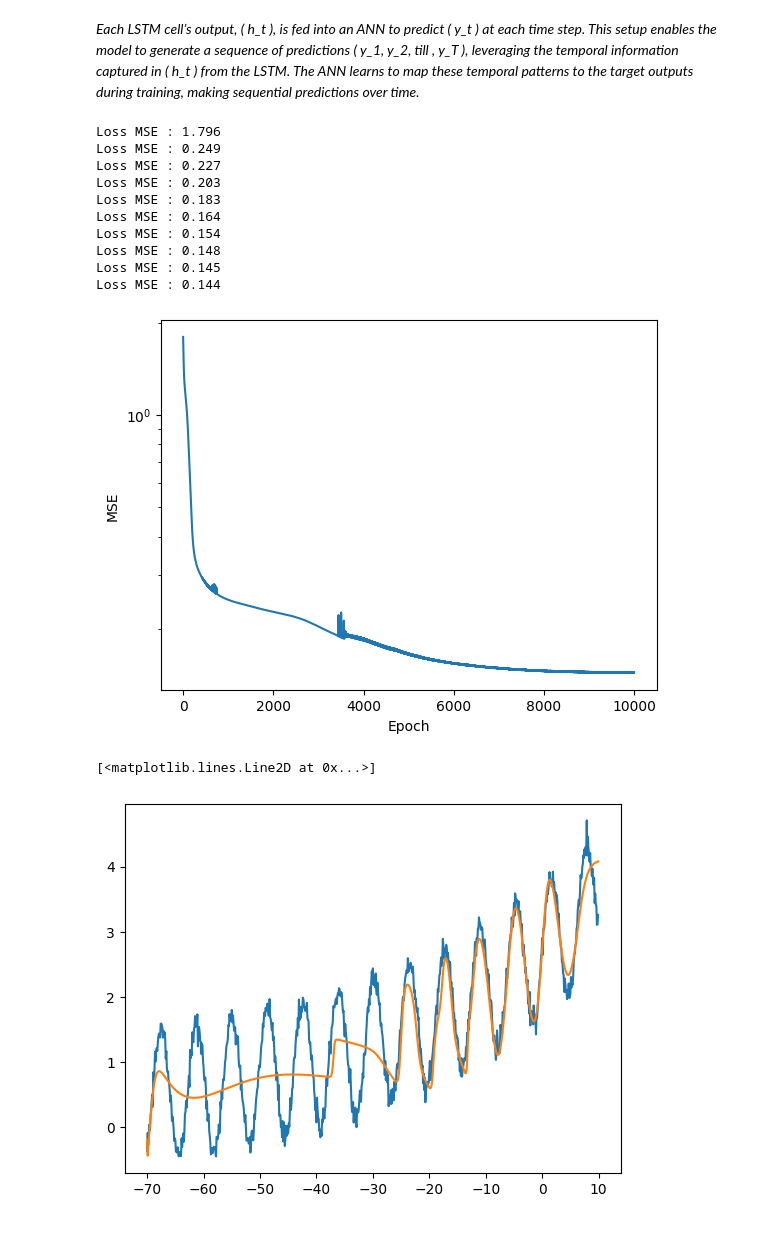
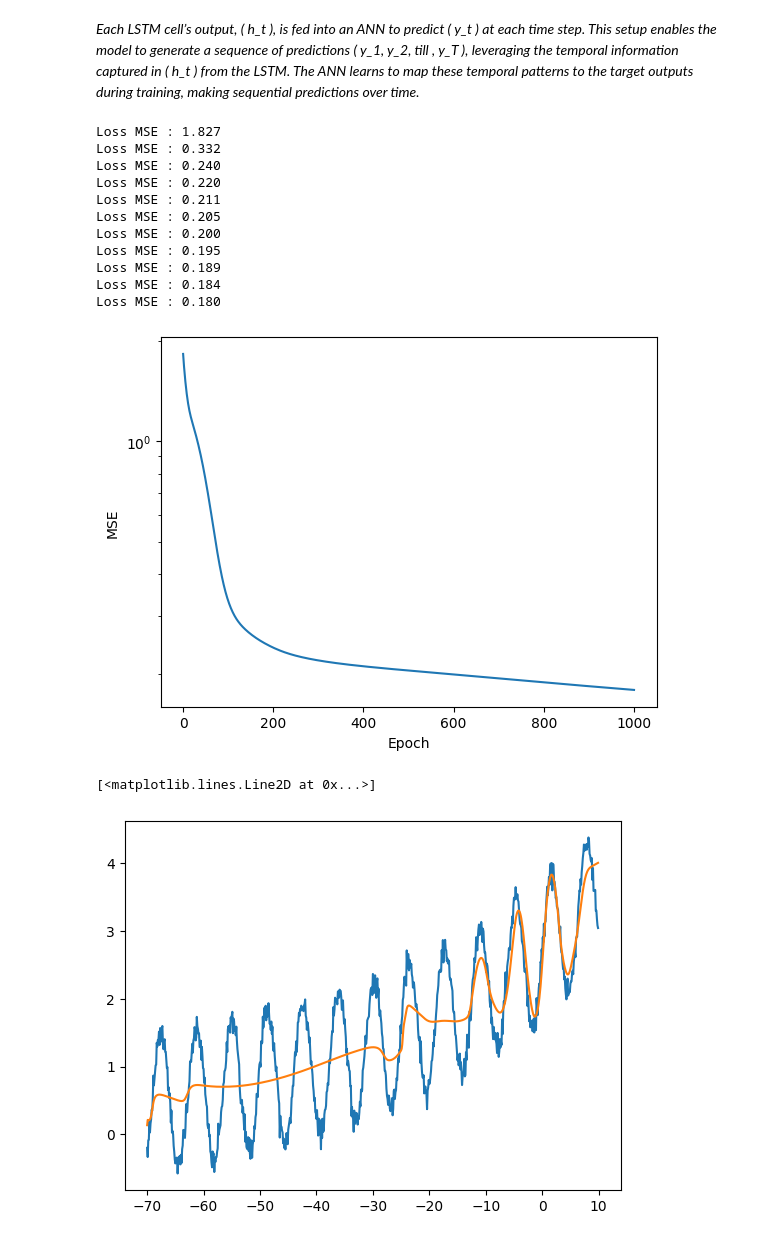
Before and after one commit to THOTHSM/LSTM-Scratch, a Jupyter notebook: LSTM.ipynb, the cells around one changed output. Drawn from its saved outputs; the diff is of its cells as text; code cells hidden in the pictures.

```diff
--- a/LSTM.ipynb
+++ b/LSTM.ipynb
@@ -52,7 +52,7 @@ print(lstm1.C[0].shape,len(lstm1.C))
 # %% [markdown]
 _Each LSTM cell’s output, \( h_t \), is fed into an ANN to predict \( y_t \) at each time step. This setup enables the model to generate a sequence of predictions \( y_1, y_2, till , y_T \), leveraging the temporal information captured in \( h_t \) from the LSTM. The ANN learns to map these temporal patterns to the target outputs during training, making sequential predictions over time._
 # %%
-no_neurons = 200
+no_neurons = 500
 lstm = LSTM(no_neurons=no_neurons)
 T = max(x.shape)
 lstm.forward(x)
@@ -61,7 +61,7 @@ dense1 = DenseLayer(input_size=no_neurons,number_of_neurons=T) # number of neuro
 dense2 = DenseLayer(input_size=T,number_of_neurons=1)
 
 learning_rate = 1e-5
-epochs = 10000
+epochs = 1001
 
 monitor = np.zeros((epochs))
 
@@ -88,48 +88,49 @@ for n in range(epochs):
 
     dense2.weights -= learning_rate*dense2.dweights
     dense2.bias -= learning_rate*dense2.bias
 
     dense1.weights -= learning_rate*dense1.dweights
     dense1.bias -= learning_rate*dense1.dbias
 
     lstm.Uf -= learning_rate*lstm.dUf
     lstm.Wf -= learning_rate*lstm.dWf
     lstm.bf -= learning_rate*lstm.dbf
 
     lstm.Ui -= learning_rate*lstm.dUi
     lstm.Wi -= learning_rate*lstm.dWi
     lstm.bi -= learning_rate*lstm.dbi
 
     lstm.Uo -= learning_rate*lstm.dUo
     lstm.Wo -= learning_rate*lstm.dWo
     lstm.bo -= learning_rate*lstm.dbo
 
     lstm.Ug -= learning_rate*lstm.dUg
     lstm.Wg -= learning_rate*lstm.dWg
     lstm.bg -= learning_rate*lstm.dbg
 
-    if n%1000 == 0:
+    if n%100 == 0:
         print(f'Loss MSE : {l:0.3f}')
 
 plt.plot(range(epochs),monitor)
 plt.xlabel('Epoch')
 plt.ylabel('MSE')
 plt.yscale('log')
 # %% [output]
-Loss MSE : 1.796
-Loss MSE : 0.249
-Loss MSE : 0.227
-Loss MSE : 0.203
-Loss MSE : 0.183
-Loss MSE : 0.164
-Loss MSE : 0.154
-Loss MSE : 0.148
-Loss MSE : 0.145
-Loss MSE : 0.144
+Loss MSE : 1.827
+Loss MSE : 0.332
+Loss MSE : 0.240
+Loss MSE : 0.220
+Loss MSE : 0.211
+Loss MSE : 0.205
+Loss MSE : 0.200
+Loss MSE : 0.195
+Loss MSE : 0.189
+Loss MSE : 0.184
+Loss MSE : 0.180
-[figure, old version]
+[figure, new version]
 # %%
 plt.plot(x,y)
 plt.plot(x,y_pred)
 # %% [output]
 [<matplotlib.lines.Line2D at 0x...>]
-[figure, old version]
+[figure, new version]
```
Also changed, not shown: parts of 6 cells of this notebook, 1 other file.
